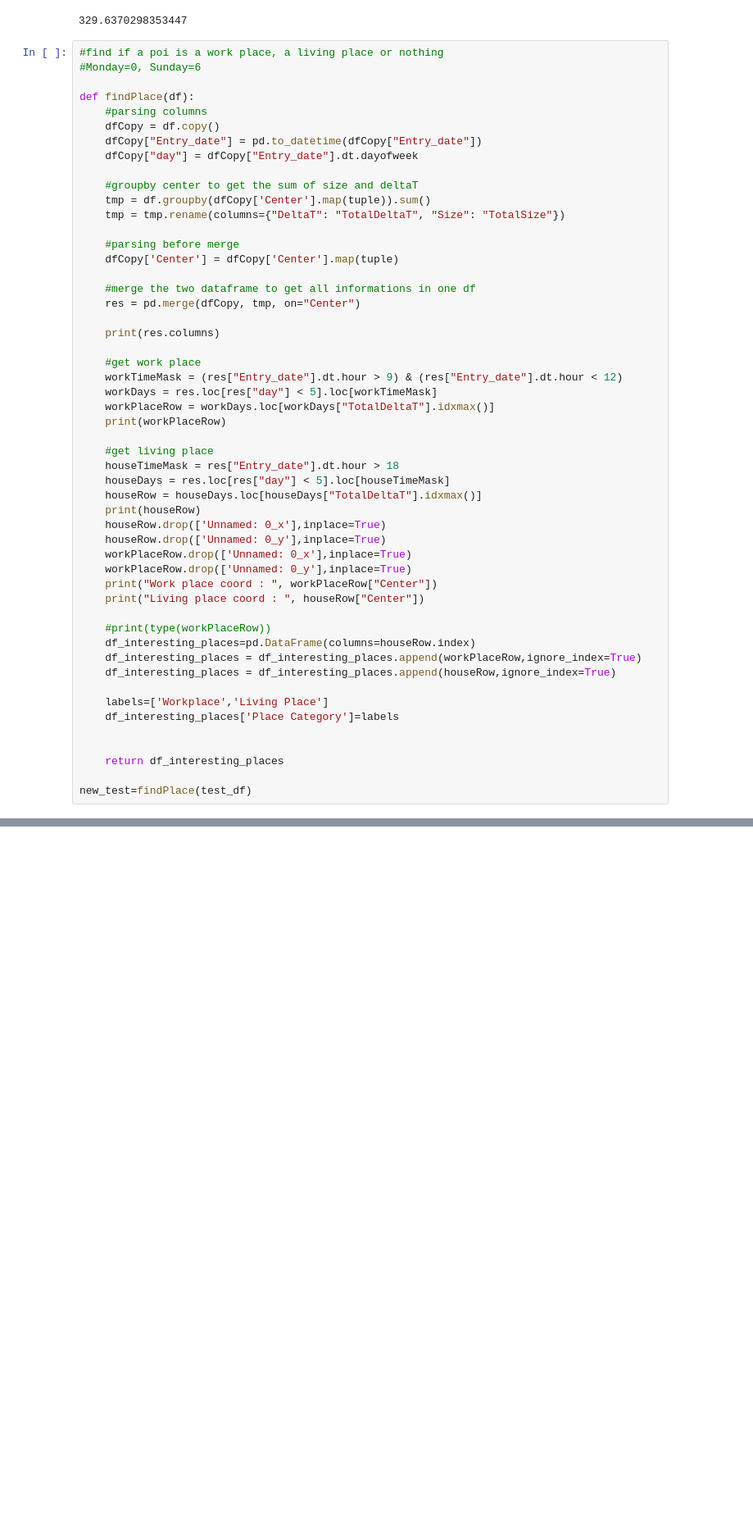
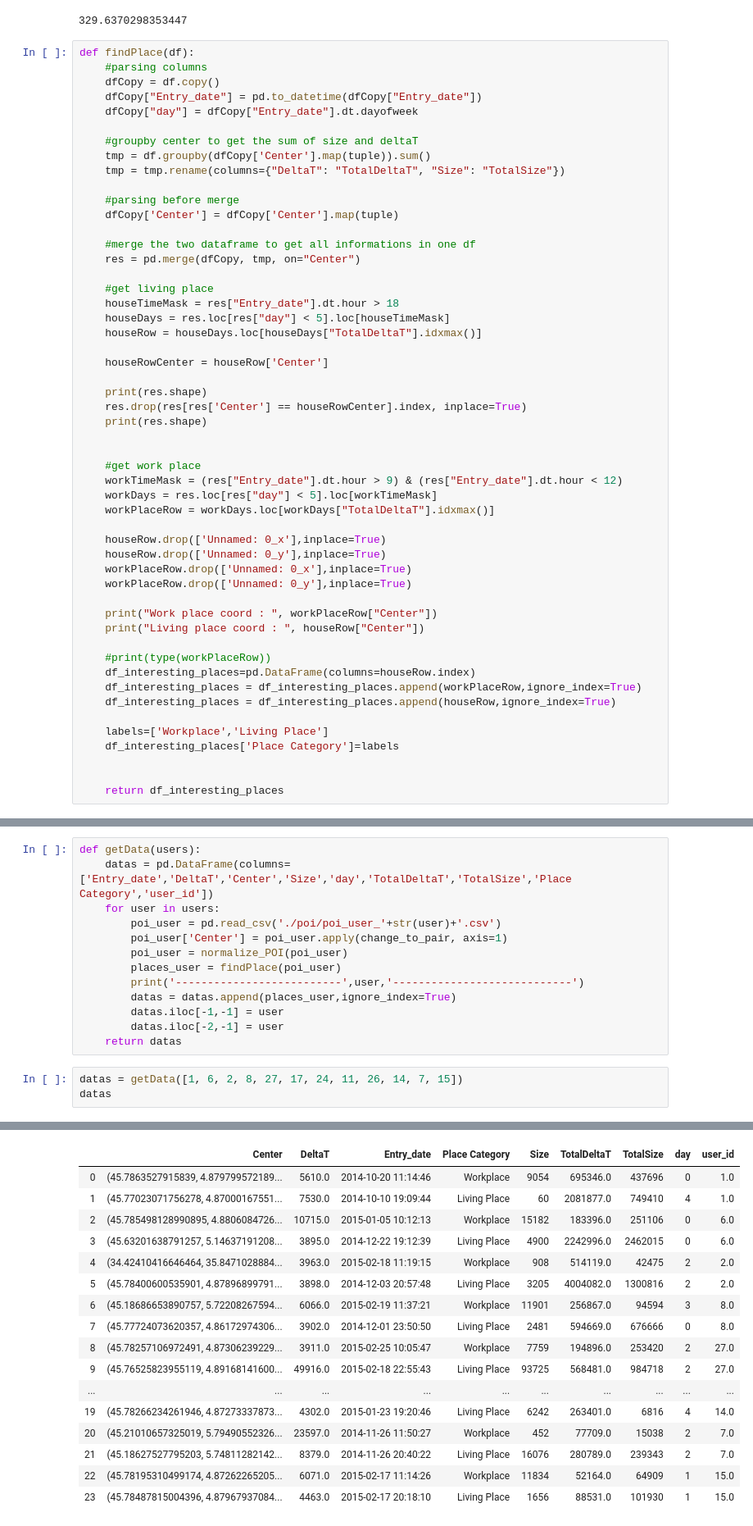
Before and after one commit to lpape96/OT6, a Jupyter notebook: notebooks/Untitled.ipynb, the cells around one changed output, grey strips where cells are left out. Shown: that part at 82% size. Drawn from its saved outputs; the diff is of its cells as text; blank space fills up the shorter version.

```diff
--- a/notebooks/Untitled.ipynb
+++ b/notebooks/Untitled.ipynb
@@ -144,9 +144,6 @@ distance_test
 # %% [output]
 329.6370298353447
 # %%
-#find if a poi is a work place, a living place or nothing
-#Monday=0, Sunday=6
-
 def findPlace(df):
     #parsing columns
     dfCopy = df.copy()
@@ -163,23 +160,28 @@ def findPlace(df):
     #merge the two dataframe to get all informations in one df
     res = pd.merge(dfCopy, tmp, on="Center")
 
-    print(res.columns)
+    #get living place
+    houseTimeMask = res["Entry_date"].dt.hour > 18
+    houseDays = res.loc[res["day"] < 5].loc[houseTimeMask]
+    houseRow = houseDays.loc[houseDays["TotalDeltaT"].idxmax()]
+
+    houseRowCenter = houseRow['Center']
+
+    print(res.shape)
+    res.drop(res[res['Center'] == houseRowCenter].index, inplace=True)
+    print(res.shape)
+
 
     #get work place
     workTimeMask = (res["Entry_date"].dt.hour > 9) & (res["Entry_date"].dt.hour < 12)
     workDays = res.loc[res["day"] < 5].loc[workTimeMask]
     workPlaceRow = workDays.loc[workDays["TotalDeltaT"].idxmax()]
-    print(workPlaceRow)
 
-    #get living place
-    houseTimeMask = res["Entry_date"].dt.hour > 18
-    houseDays = res.loc[res["day"] < 5].loc[houseTimeMask]
-    houseRow = houseDays.loc[houseDays["TotalDeltaT"].idxmax()]
-    print(houseRow)
     houseRow.drop(['Unnamed: 0_x'],inplace=True)
     houseRow.drop(['Unnamed: 0_y'],inplace=True)
     workPlaceRow.drop(['Unnamed: 0_x'],inplace=True)
     workPlaceRow.drop(['Unnamed: 0_y'],inplace=True)
+
     print("Work place coord : ", workPlaceRow["Center"])
     print("Living place coord : ", houseRow["Center"])
 
@@ -193,5 +195,3 @@ def findPlace(df):
 
 
     return df_interesting_places
-
-new_test=findPlace(test_df)
@@ -258,0 +269,17 @@ test_LivingTogether
+# %%
+def getData(users):
+    datas = pd.DataFrame(columns=['Entry_date','DeltaT','Center','Size','day','TotalDeltaT','TotalSize','Place Category','user_id'])
+    for user in users:
+        poi_user = pd.read_csv('./poi/poi_user_'+str(user)+'.csv')
+        poi_user['Center'] = poi_user.apply(change_to_pair, axis=1)
+        poi_user = normalize_POI(poi_user)
+        places_user = findPlace(poi_user)
+        print('--------------------------',user,'----------------------------')
+        datas = datas.append(places_user,ignore_index=True)
+        datas.iloc[-1,-1] = user
+        datas.iloc[-2,-1] = user
+    return datas
+# %%
+datas = getData([1, 6, 2, 8, 27, 17, 24, 11, 26, 14, 7, 15])
+datas
+# %% [output]
@@ -258,0 +303,17 @@ test_LivingTogether
+|  | Center | DeltaT | Entry_date | Place Category | Size | TotalDeltaT | TotalSize | day | user_id |
+| 0 | (45.7863527915839, 4.879799572189... | 5610.0 | 2014-10-20 11:14:46 | Workplace | 9054 | 695346.0 | 437696 | 0 | 1.0 |
+| 1 | (45.77023071756278, 4.87000167551... | 7530.0 | 2014-10-10 19:09:44 | Living Place | 60 | 2081877.0 | 749410 | 4 | 1.0 |
+| 2 | (45.785498128990895, 4.8806084726... | 10715.0 | 2015-01-05 10:12:13 | Workplace | 15182 | 183396.0 | 251106 | 0 | 6.0 |
+| 3 | (45.63201638791257, 5.14637191208... | 3895.0 | 2014-12-22 19:12:39 | Living Place | 4900 | 2242996.0 | 2462015 | 0 | 6.0 |
+| 4 | (34.42410416646464, 35.8471028884... | 3963.0 | 2015-02-18 11:19:15 | Workplace | 908 | 514119.0 | 42475 | 2 | 2.0 |
+| 5 | (45.78400600535901, 4.87896899791... | 3898.0 | 2014-12-03 20:57:48 | Living Place | 3205 | 4004082.0 | 1300816 | 2 | 2.0 |
+| 6 | (45.18686653890757, 5.72208267594... | 6066.0 | 2015-02-19 11:37:21 | Workplace | 11901 | 256867.0 | 94594 | 3 | 8.0 |
+| 7 | (45.77724073620357, 4.86172974306... | 3902.0 | 2014-12-01 23:50:50 | Living Place | 2481 | 594669.0 | 676666 | 0 | 8.0 |
+| 8 | (45.78257106972491, 4.87306239229... | 3911.0 | 2015-02-25 10:05:47 | Workplace | 7759 | 194896.0 | 253420 | 2 | 27.0 |
+| 9 | (45.76525823955119, 4.89168141600... | 49916.0 | 2015-02-18 22:55:43 | Living Place | 93725 | 568481.0 | 984718 | 2 | 27.0 |
+| ... | ... | ... | ... | ... | ... | ... | ... | ... | ... |
+| 19 | (45.78266234261946, 4.87273337873... | 4302.0 | 2015-01-23 19:20:46 | Living Place | 6242 | 263401.0 | 6816 | 4 | 14.0 |
+| 20 | (45.21010657325019, 5.79490552326... | 23597.0 | 2014-11-26 11:50:27 | Workplace | 452 | 77709.0 | 15038 | 2 | 7.0 |
+| 21 | (45.18627527795203, 5.74811282142... | 8379.0 | 2014-11-26 20:40:22 | Living Place | 16076 | 280789.0 | 239343 | 2 | 7.0 |
+| 22 | (45.78195310499174, 4.87262265205... | 6071.0 | 2015-02-17 11:14:26 | Workplace | 11834 | 52164.0 | 64909 | 1 | 15.0 |
+| 23 | (45.78487815004396, 4.87967937084... | 4463.0 | 2015-02-17 20:18:10 | Living Place | 1656 | 88531.0 | 101930 | 1 | 15.0 |
```
Also changed, not shown: parts of 13 cells of this notebook, 1 other file.
